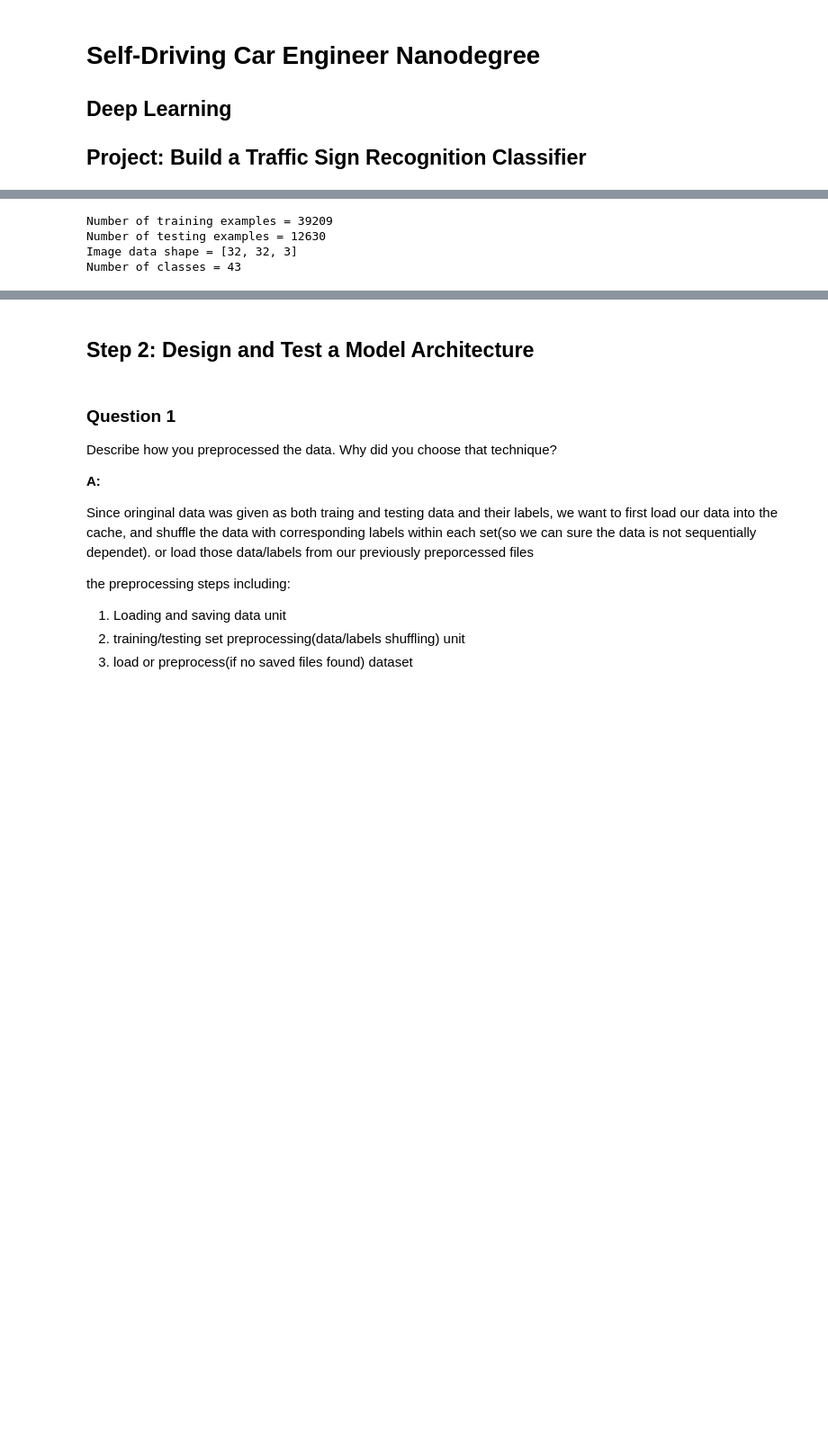
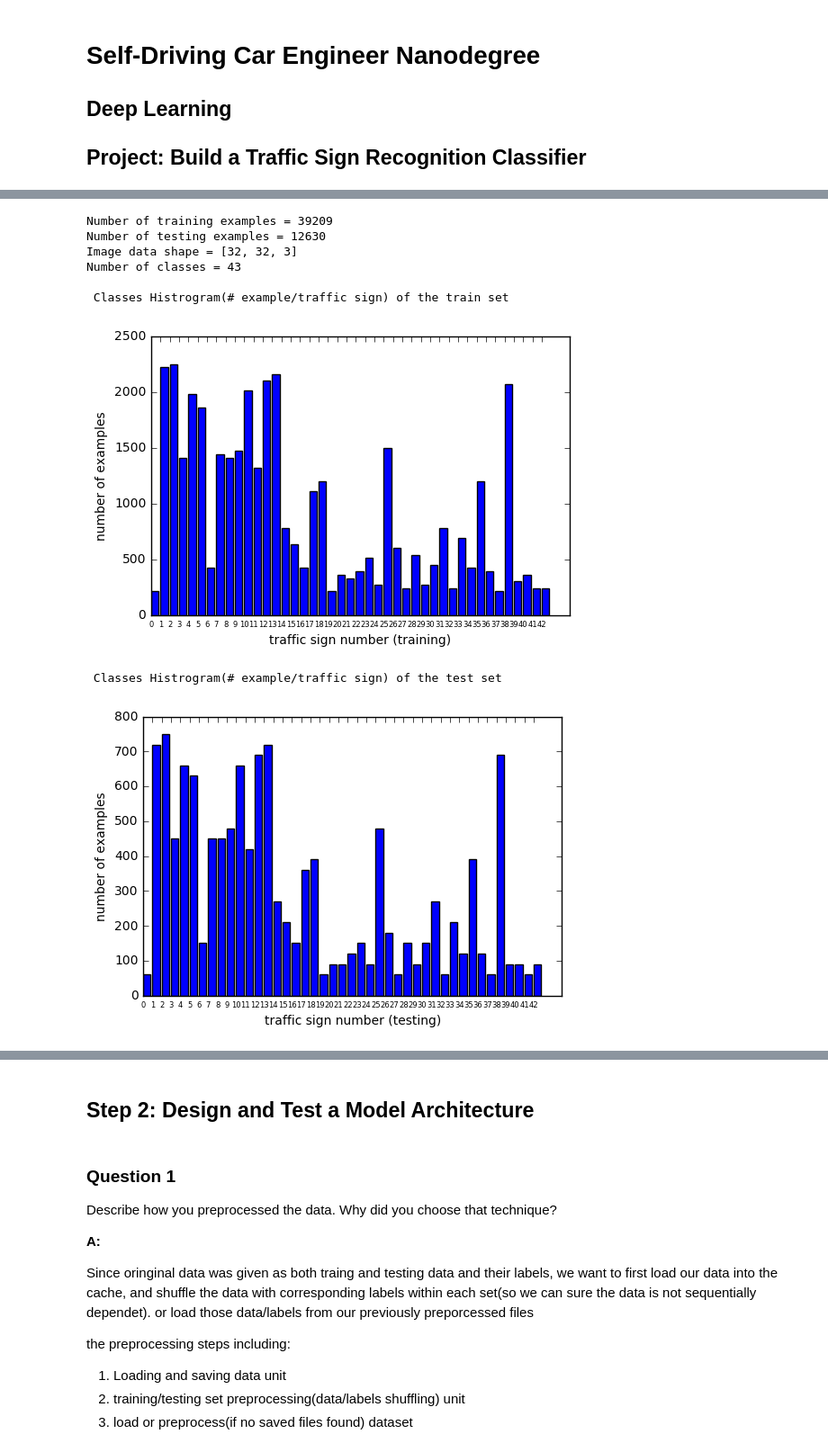
Before and after one commit to seanxwh/Udacity_self_driving_car, a Jupyter notebook: Traffic_Signs_CNN/Traffic_Signs_CNN.ipynb, the cells around one changed output, grey strips where cells are left out. Shown at 90% size. Drawn from its saved outputs; the diff is of its cells as text; code cells hidden in the pictures; blank space fills up the shorter version.

```diff
--- a/Traffic_Signs_CNN/Traffic_Signs_CNN.ipynb
+++ b/Traffic_Signs_CNN/Traffic_Signs_CNN.ipynb
@@ -43,30 +43,62 @@ x_test, y_test = test['features'], test['labels']
 # %%
 ### a basic data summary.
 import random
 import numpy as np
+import matplotlib.pyplot as plt
+%matplotlib inline
+
+
 # number of training examples
 n_train = len(x_train)
 
 # number of testing examples
 n_test = len(x_test)
 choosen_idx = random.choice(range(n_train))
 
 # shape of an image
 choosen_image = x_train[choosen_idx]
 image_shape = list(choosen_image.shape)
 
 # the unique classes are in the dataset, they can be found by applying them to a set
 n_classes = len(set(y_train))
+classes_ary_train = [0 for _ in range(n_classes)]
+for i in y_train:
+    classes_ary_train[i] += 1
+classes_ary_test = [0 for _ in range(n_classes)]
+for i in y_test:
+    classes_ary_test[i] += 1
 
 print("Number of training examples =", n_train)
 print("Number of testing examples =", n_test)
 print("Image data shape =", image_shape)
 print("Number of classes =", n_classes)
+
+fig = plt.figure()
+fig.add_subplot()
+print("\n Classes Histrogram(# example/traffic sign) of the train set")
+plt.bar(list(range(n_classes)), height=classes_ary_train)
+plt.xticks(list(range(n_classes)), fontsize = 6)
+plt.ylabel('number of examples')
+plt.xlabel('traffic sign number (training)')
+plt.show()
+
+fig.add_subplot()
+print("\n Classes Histrogram(# example/traffic sign) of the test set")
+plt.bar(list(range(n_classes)), height=classes_ary_test)
+plt.xticks(list(range(n_classes)), fontsize = 6)
+plt.ylabel('number of examples')
+plt.xlabel('traffic sign number (testing)')
+plt.show()
 # %% [output]
 Number of training examples = 39209
 Number of testing examples = 12630
 Image data shape = [32, 32, 3]
 Number of classes = 43
+
+ Classes Histrogram(# example/traffic sign) of the train set
+[figure, added]
+ Classes Histrogram(# example/traffic sign) of the test set
+[figure, added]
 # %%
 ### Data exploration visualization
 import matplotlib.pyplot as plt
```
Also changed, not shown: parts of 18 cells of this notebook, 19 other files.
